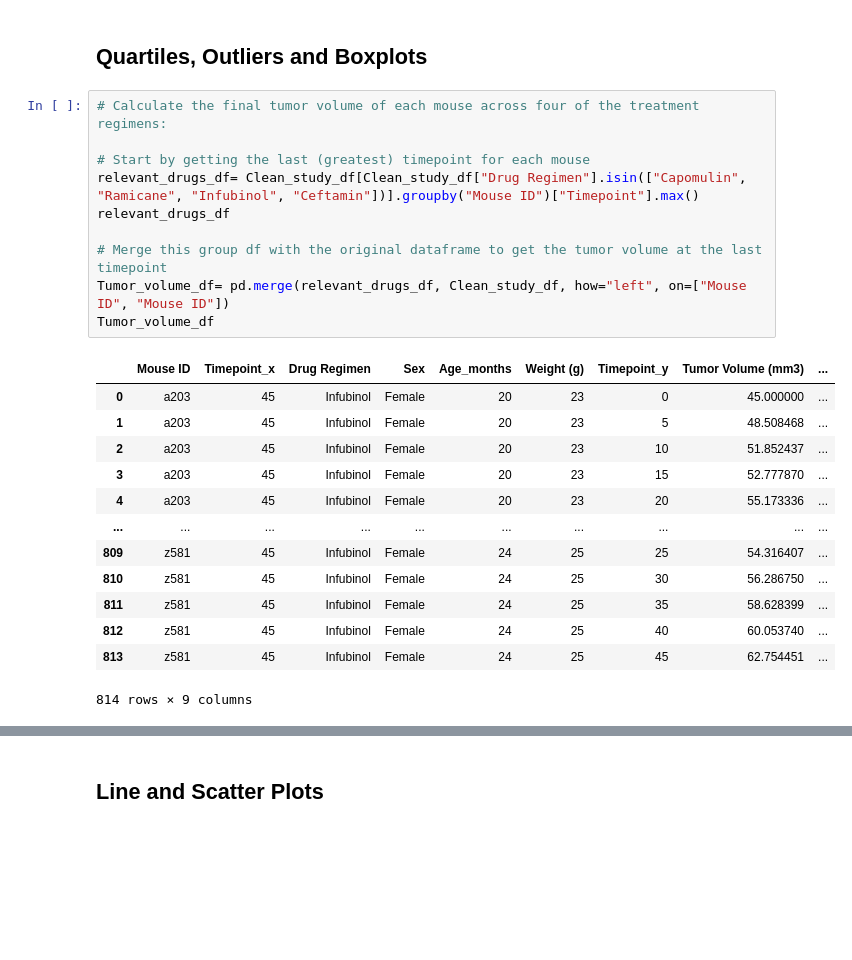
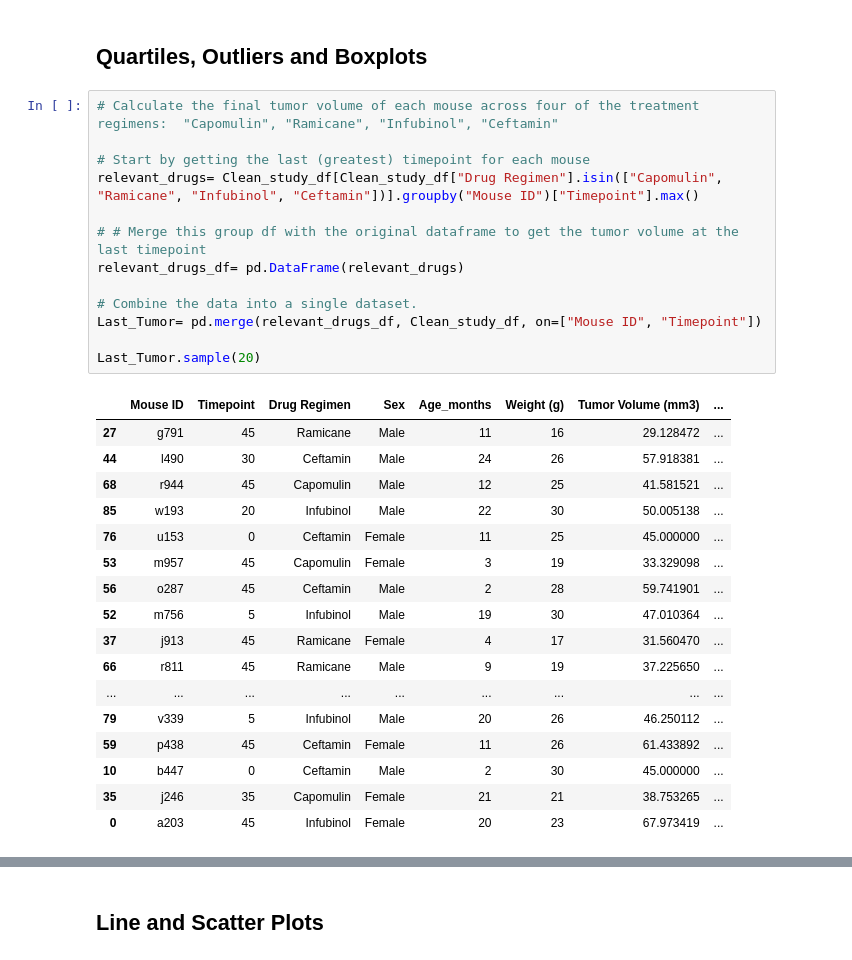
Before and after one commit to eenabow/Matplotlib_challenge, a Jupyter notebook: Pymaceuticals/pymaceuticals_starter.ipynb, the cells around one changed output, grey strips where cells are left out. Drawn from its saved outputs; the diff is of its cells as text; blank space fills up the shorter version.

Commit message:
began code for scatter plot and added code for last time point per drug

```diff
--- a/Pymaceuticals/pymaceuticals_starter.ipynb
+++ b/Pymaceuticals/pymaceuticals_starter.ipynb
@@ -217,28 +217,35 @@ TypeError: pie() got an unexpected keyword argument 'sizes'
 # %% [markdown]
 ## Quartiles, Outliers and Boxplots
 # %%
-# Calculate the final tumor volume of each mouse across four of the treatment regimens:
+# Calculate the final tumor volume of each mouse across four of the treatment regimens:  "Capomulin", "Ramicane", "Infubinol", "Ceftamin"
 
 # Start by getting the last (greatest) timepoint for each mouse
-relevant_drugs_df= Clean_study_df[Clean_study_df["Drug Regimen"].isin(["Capomulin", "Ramicane", "Infubinol", "Ceftamin"])].groupby("Mouse ID")["Timepoint"].max()
-relevant_drugs_df
+relevant_drugs= Clean_study_df[Clean_study_df["Drug Regimen"].isin(["Capomulin", "Ramicane", "Infubinol", "Ceftamin"])].groupby("Mouse ID")["Timepoint"].max()
 
-# Merge this group df with the original dataframe to get the tumor volume at the last timepoint
-Tumor_volume_df= pd.merge(relevant_drugs_df, Clean_study_df, how="left", on=["Mouse ID", "Mouse ID"])
-Tumor_volume_df
+# # Merge this group df with the original dataframe to get the tumor volume at the last timepoint
+relevant_drugs_df= pd.DataFrame(relevant_drugs)
+
+# Combine the data into a single dataset.
+Last_Tumor= pd.merge(relevant_drugs_df, Clean_study_df, on=["Mouse ID", "Timepoint"])
+
+Last_Tumor.sample(20)
 # %% [output]
-|  | Mouse ID | Timepoint_x | Drug Regimen | Sex | Age_months | Weight (g) | Timepoint_y | Tumor Volume (mm3) | ... |
-| 0 | a203 | 45 | Infubinol | Female | 20 | 23 | 0 | 45.000000 | ... |
-| 1 | a203 | 45 | Infubinol | Female | 20 | 23 | 5 | 48.508468 | ... |
-| 2 | a203 | 45 | Infubinol | Female | 20 | 23 | 10 | 51.852437 | ... |
-| 3 | a203 | 45 | Infubinol | Female | 20 | 23 | 15 | 52.777870 | ... |
-| 4 | a203 | 45 | Infubinol | Female | 20 | 23 | 20 | 55.173336 | ... |
-| ... | ... | ... | ... | ... | ... | ... | ... | ... | ... |
-| 809 | z581 | 45 | Infubinol | Female | 24 | 25 | 25 | 54.316407 | ... |
-| 810 | z581 | 45 | Infubinol | Female | 24 | 25 | 30 | 56.286750 | ... |
-| 811 | z581 | 45 | Infubinol | Female | 24 | 25 | 35 | 58.628399 | ... |
-| 812 | z581 | 45 | Infubinol | Female | 24 | 25 | 40 | 60.053740 | ... |
-| 813 | z581 | 45 | Infubinol | Female | 24 | 25 | 45 | 62.754451 | ... |
+|  | Mouse ID | Timepoint | Drug Regimen | Sex | Age_months | Weight (g) | Tumor Volume (mm3) | ... |
+| 27 | g791 | 45 | Ramicane | Male | 11 | 16 | 29.128472 | ... |
+| 44 | l490 | 30 | Ceftamin | Male | 24 | 26 | 57.918381 | ... |
+| 68 | r944 | 45 | Capomulin | Male | 12 | 25 | 41.581521 | ... |
+| 85 | w193 | 20 | Infubinol | Male | 22 | 30 | 50.005138 | ... |
+| 76 | u153 | 0 | Ceftamin | Female | 11 | 25 | 45.000000 | ... |
+| 53 | m957 | 45 | Capomulin | Female | 3 | 19 | 33.329098 | ... |
+| 56 | o287 | 45 | Ceftamin | Male | 2 | 28 | 59.741901 | ... |
+| 52 | m756 | 5 | Infubinol | Male | 19 | 30 | 47.010364 | ... |
+| 37 | j913 | 45 | Ramicane | Female | 4 | 17 | 31.560470 | ... |
+| 66 | r811 | 45 | Ramicane | Male | 9 | 19 | 37.225650 | ... |
+| ... | ... | ... | ... | ... | ... | ... | ... | ... |
+| 79 | v339 | 5 | Infubinol | Male | 20 | 26 | 46.250112 | ... |
+| 59 | p438 | 45 | Ceftamin | Female | 11 | 26 | 61.433892 | ... |
+| 10 | b447 | 0 | Ceftamin | Male | 2 | 30 | 45.000000 | ... |
+| 35 | j246 | 35 | Capomulin | Female | 21 | 21 | 38.753265 | ... |
+| 0 | a203 | 45 | Infubinol | Female | 20 | 23 | 67.973419 | ... |
-814 rows × 9 columns
 # %%
 # Put treatments into a list for for loop (and later for plot labels)
```
Also changed, not shown: parts of 3 cells of this notebook.
